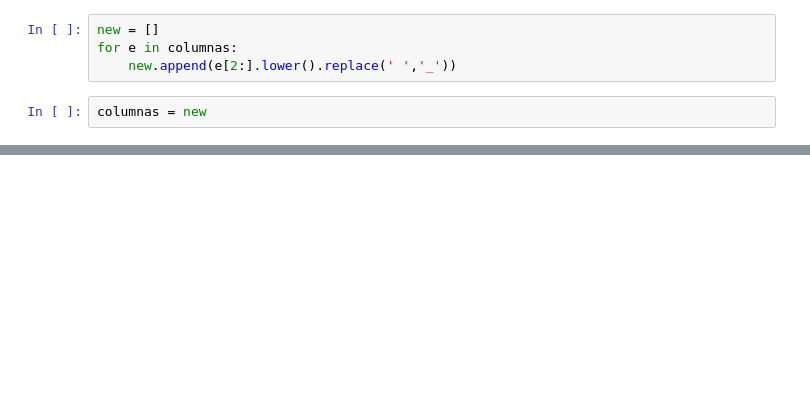
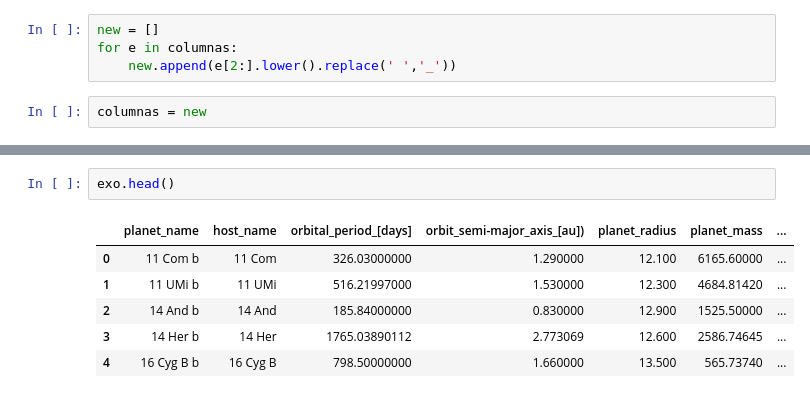
Before and after one commit to aminmadrileno/Exoplanet-project, a Jupyter notebook: extraction.ipynb, the cells around one changed output, grey strips where cells are left out. Cells and saved outputs as stored; diff of their text form; blank space fills up the shorter version.

```diff
--- a/extraction.ipynb
+++ b/extraction.ipynb
@@ -135,0 +281,9 @@ ggggg =  tabla.find_elements(By.CSS_SELECTOR, "td[valign='middle']")
+# %%
+exo.head()
+# %% [output]
+|  | planet_name | host_name | orbital_period_[days] | orbit_semi-major_axis_[au]) | planet_radius | planet_mass | ... |
+| 0 | 11 Com b | 11 Com | 326.03000000 | 1.290000 | 12.100 | 6165.60000 | ... |
+| 1 | 11 UMi b | 11 UMi | 516.21997000 | 1.530000 | 12.300 | 4684.81420 | ... |
+| 2 | 14 And b | 14 And | 185.84000000 | 0.830000 | 12.900 | 1525.50000 | ... |
+| 3 | 14 Her b | 14 Her | 1765.03890112 | 2.773069 | 12.600 | 2586.74645 | ... |
+| 4 | 16 Cyg B b | 16 Cyg B | 798.50000000 | 1.660000 | 13.500 | 565.73740 | ... |
```
Also changed, not shown: parts of 73 cells of this notebook, 13 other files.
